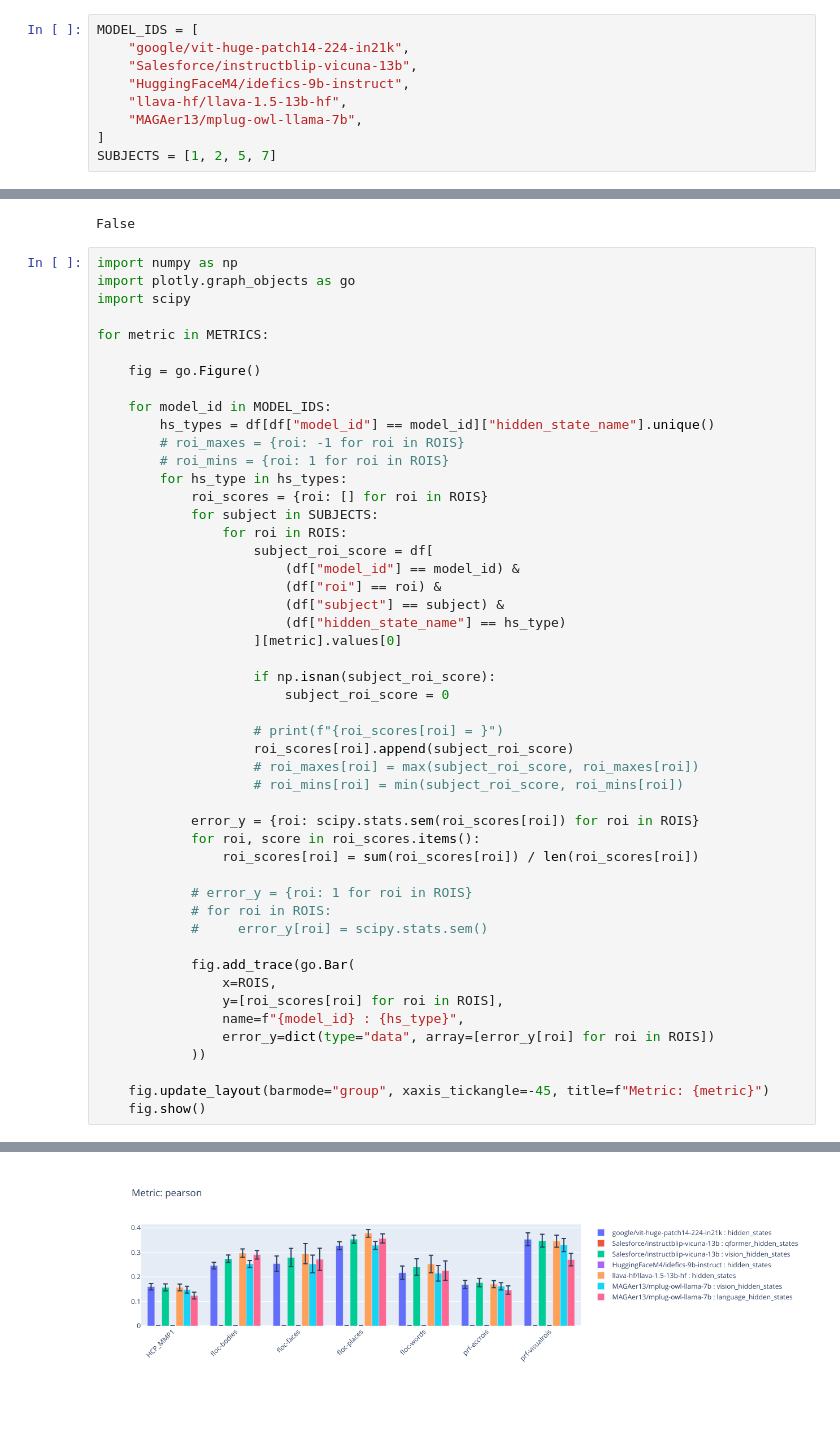
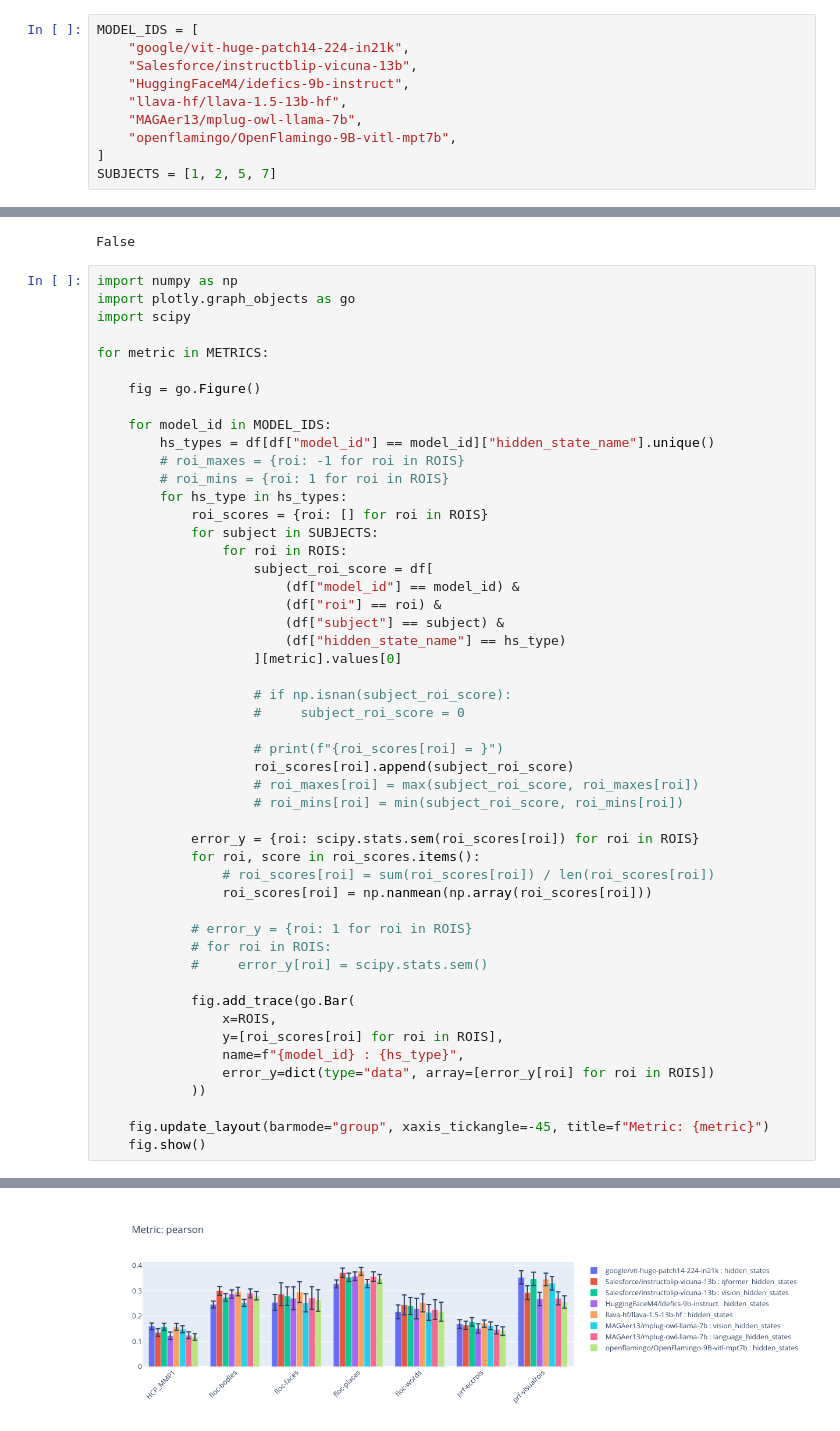
Before and after one commit to subbareddy248/mllm_instruction_brain, a Jupyter notebook: brain_activity_prediction/align_image_embeddings/visualize_alignment.ipynb, the cells around one changed output, grey strips where cells are left out. Drawn from its saved outputs; the diff is of its cells as text; blank space fills up the shorter version.

```diff
--- a/brain_activity_prediction/align_image_embeddings/visualize_alignment.ipynb
+++ b/brain_activity_prediction/align_image_embeddings/visualize_alignment.ipynb
@@ -7,6 +7,7 @@ MODEL_IDS = [
     "HuggingFaceM4/idefics-9b-instruct",
     "llava-hf/llava-1.5-13b-hf",
     "MAGAer13/mplug-owl-llama-7b",
+    "openflamingo/OpenFlamingo-9B-vitl-mpt7b",
 ]
 SUBJECTS = [1, 2, 5, 7]
 # %%
@@ -112,8 +113,8 @@ for metric in METRICS:
                         (df["hidden_state_name"] == hs_type)
                     ][metric].values[0]
 
-                    if np.isnan(subject_roi_score):
-                        subject_roi_score = 0
+                    # if np.isnan(subject_roi_score):
+                    #     subject_roi_score = 0
 
                     # print(f"{roi_scores[roi] = }")
                     roi_scores[roi].append(subject_roi_score)
@@ -122,7 +123,8 @@ for metric in METRICS:
 
             error_y = {roi: scipy.stats.sem(roi_scores[roi]) for roi in ROIS}
             for roi, score in roi_scores.items():
-                roi_scores[roi] = sum(roi_scores[roi]) / len(roi_scores[roi])
+                # roi_scores[roi] = sum(roi_scores[roi]) / len(roi_scores[roi])
+                roi_scores[roi] = np.nanmean(np.array(roi_scores[roi]))
 
             # error_y = {roi: 1 for roi in ROIS}
             # for roi in ROIS:
@@ -142 +144 @@ for metric in METRICS:
-[figure, old version]
+[figure, new version]
```
Also changed, not shown: parts of 2 cells of this notebook, 1 other file.
